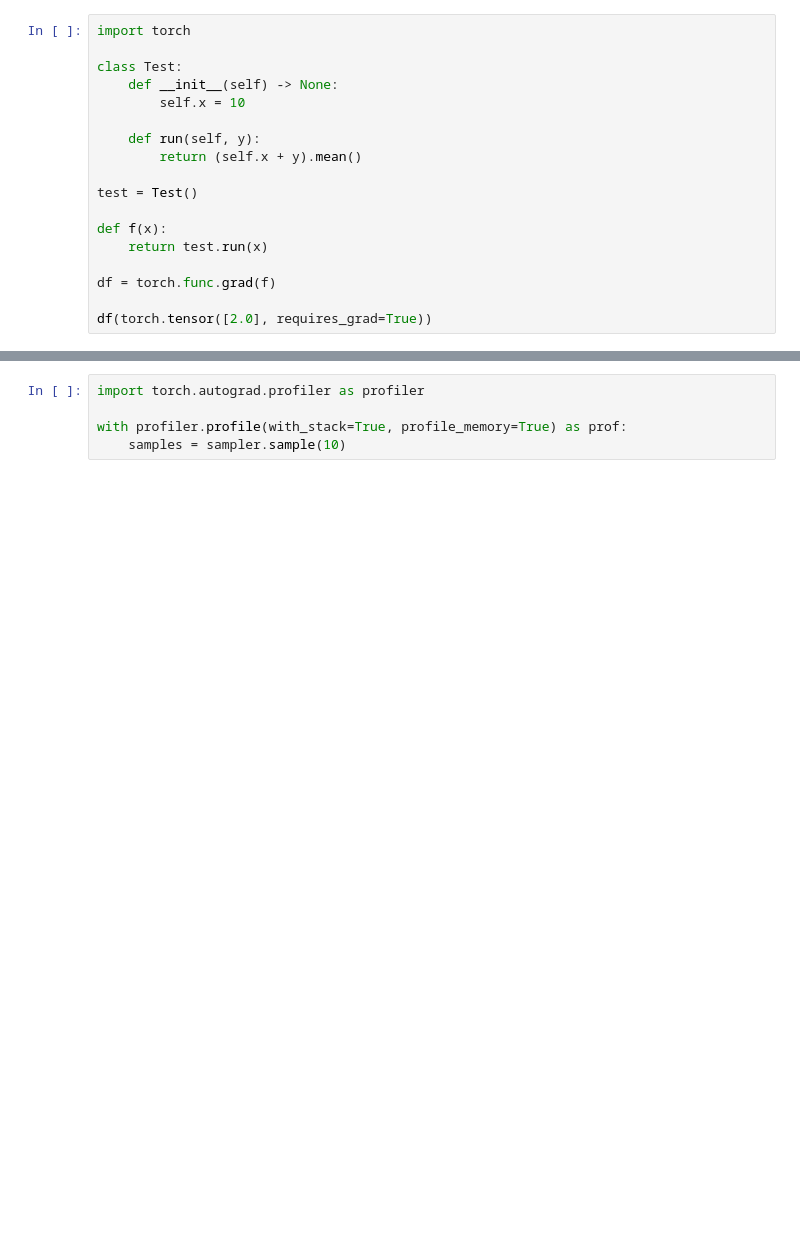
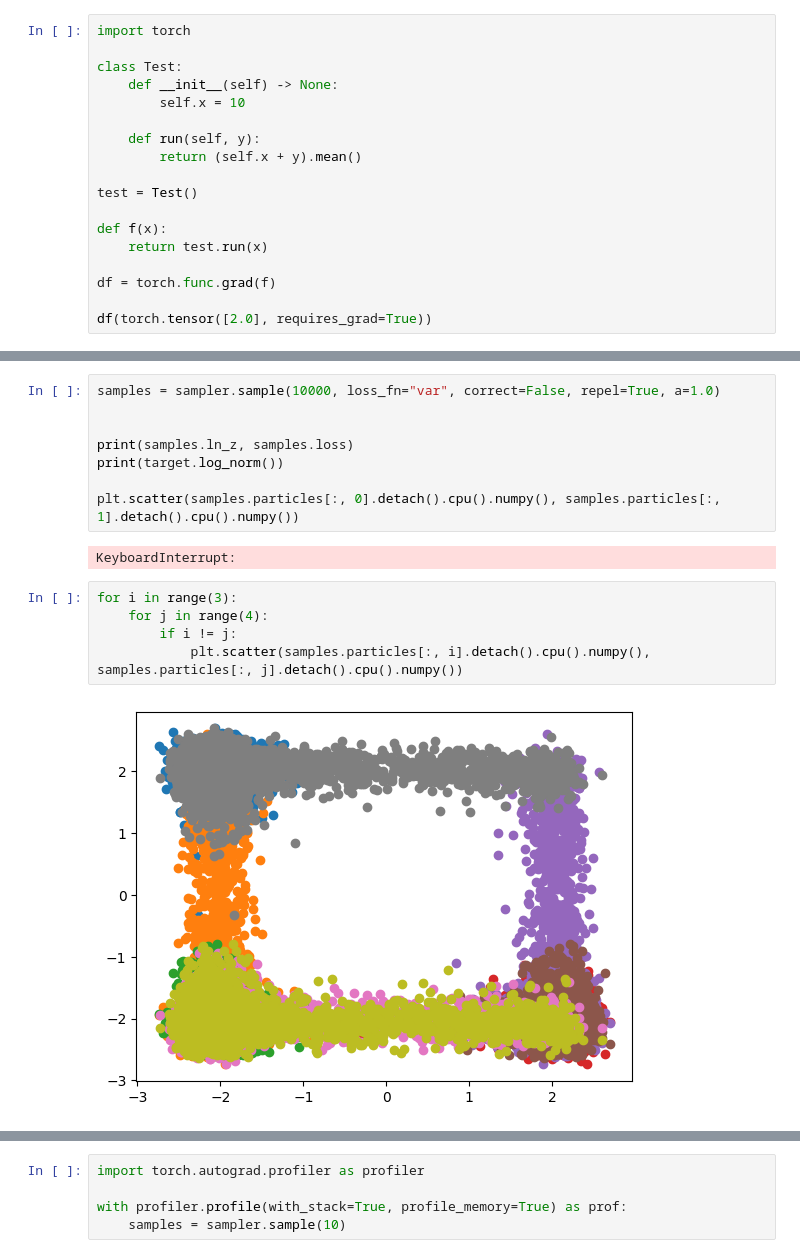
Before and after one commit to brianlck/dissertation, a Jupyter notebook: test.ipynb, the cells around one changed output, grey strips where cells are left out. Cells and saved outputs as stored; diff of their text form; blank space fills up the shorter version.

```diff
--- a/test.ipynb
+++ b/test.ipynb
@@ -58,0 +130,17 @@ optim = torch.optim.Adam(sampler.parameters(), lr=1e-3)
+# %%
+samples = sampler.sample(10000, loss_fn="var", correct=False, repel=True, a=1.0)
+
+
+print(samples.ln_z, samples.loss)
+print(target.log_norm())
+
+plt.scatter(samples.particles[:, 0].detach().cpu().numpy(), samples.particles[:, 1].detach().cpu().numpy())
+# %% [output]
+KeyboardInterrupt:
+# %%
+for i in range(3):
+    for j in range(4):
+        if i != j:
+            plt.scatter(samples.particles[:, i].detach().cpu().numpy(), samples.particles[:, j].detach().cpu().numpy())
+# %% [output]
+[figure, added]
```
Also changed, not shown: parts of 30 cells of this notebook, 23 other files.
